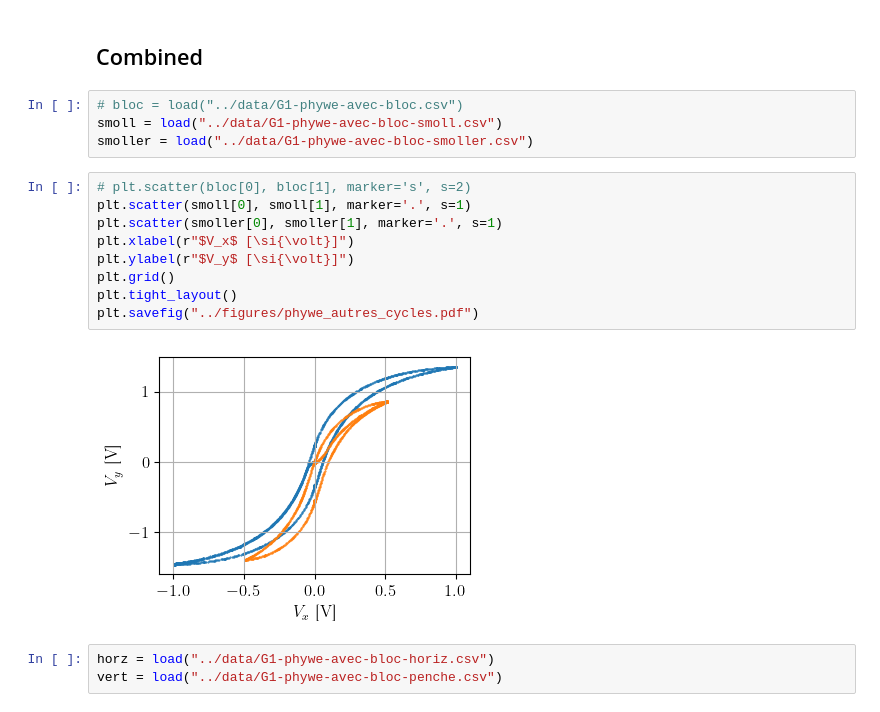
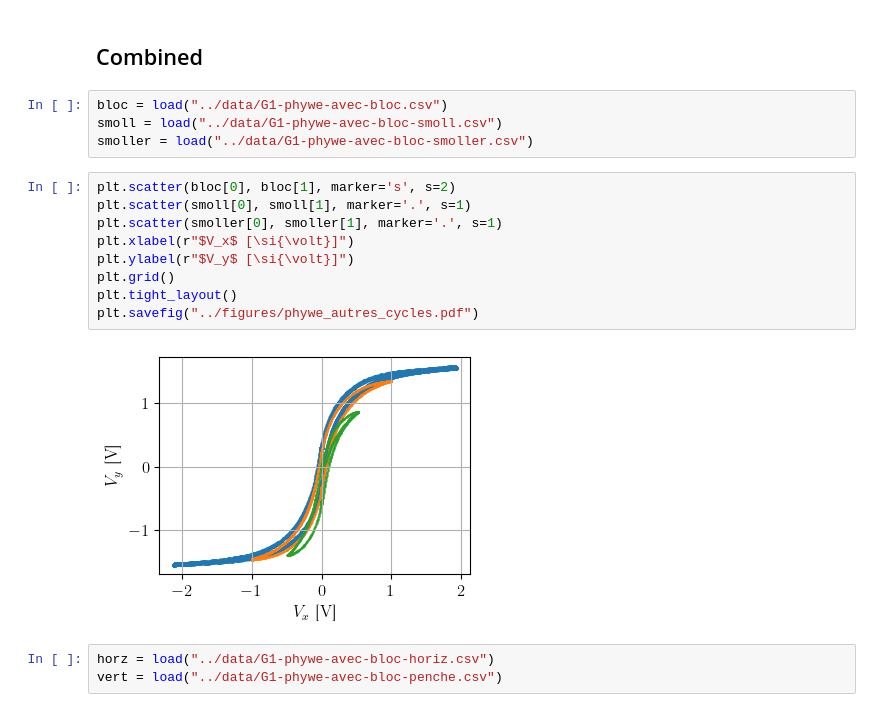
Before and after one commit to TomVdt/TPII-rapports, a Jupyter notebook: 04-G1-cycle-hysterese-magnetique/analyse/exp1.ipynb, the cells around one changed output. Saved outputs shown, nothing was run; the diff lists cells and outputs as text.

```diff
--- a/04-G1-cycle-hysterese-magnetique/analyse/exp1.ipynb
+++ b/04-G1-cycle-hysterese-magnetique/analyse/exp1.ipynb
@@ -33,20 +33,20 @@ for file in files:
 # %% [markdown]
 ## Combined
 # %%
-# bloc = load("../data/G1-phywe-avec-bloc.csv")
+bloc = load("../data/G1-phywe-avec-bloc.csv")
 smoll = load("../data/G1-phywe-avec-bloc-smoll.csv")
 smoller = load("../data/G1-phywe-avec-bloc-smoller.csv")
 # %%
-# plt.scatter(bloc[0], bloc[1], marker='s', s=2)
+plt.scatter(bloc[0], bloc[1], marker='s', s=2)
 plt.scatter(smoll[0], smoll[1], marker='.', s=1)
 plt.scatter(smoller[0], smoller[1], marker='.', s=1)
 plt.xlabel(r"$V_x$ [\si{\volt}]")
 plt.ylabel(r"$V_y$ [\si{\volt}]")
 plt.grid()
 plt.tight_layout()
 plt.savefig("../figures/phywe_autres_cycles.pdf")
 # %% [output]
-[figure, old version]
+[figure, new version]
 # %%
 horz = load("../data/G1-phywe-avec-bloc-horiz.csv")
 vert = load("../data/G1-phywe-avec-bloc-penche.csv")
```
Also changed, not shown: 30 other files.
